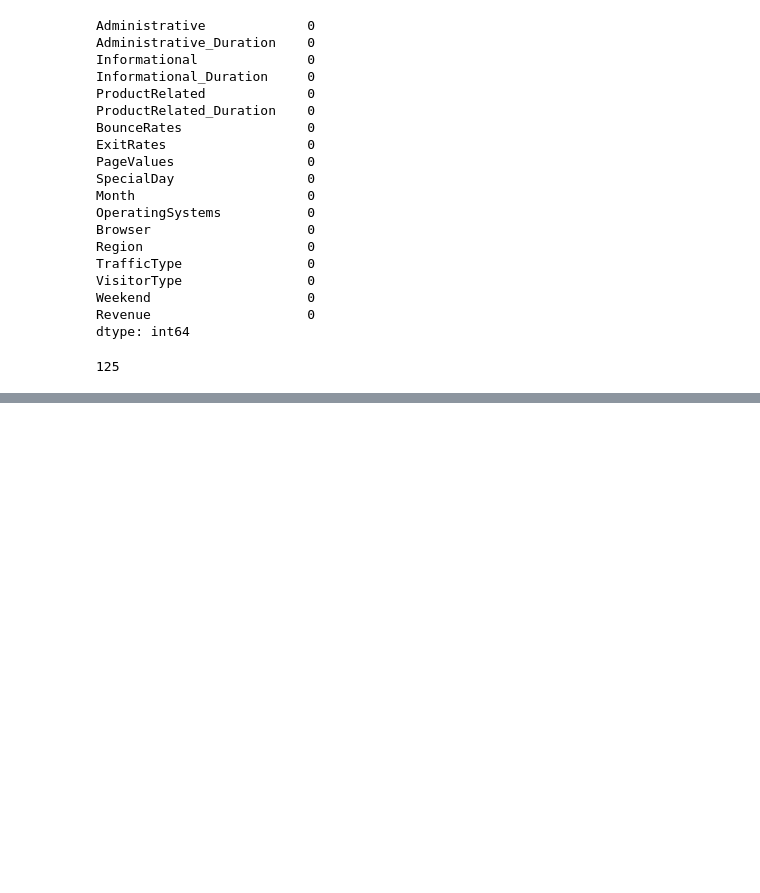
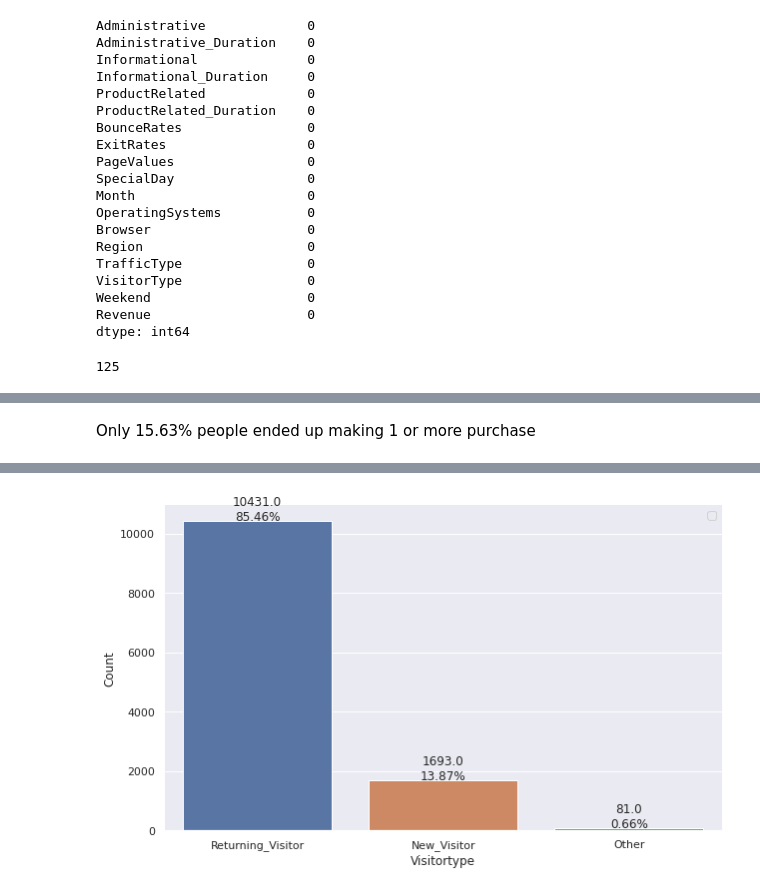
Before and after one commit to Jeremy-Alekai/Ecommerce-Item-Purchase-Prediction, a Jupyter notebook: Ecommerce_Item_Purchase_Prediction.ipynb, the cells around one changed output, grey strips where cells are left out. Saved outputs shown, nothing was run; the diff lists cells and outputs as text; code cells hidden in the pictures; blank space fills up the shorter version.

```diff
--- a/Ecommerce_Item_Purchase_Prediction.ipynb
+++ b/Ecommerce_Item_Purchase_Prediction.ipynb
@@ -55,0 +225,5 @@ df=df.
+# %% [markdown]
+Only 15.63% people ended up making 1 or more purchase
+# %%
+plot_categorical_data(df, 'VisitorType', hue=None)
+# %% [output]
@@ -55,0 +231 @@ df=df.
+[figure, added]
```
Also changed, not shown: parts of 46 cells of this notebook.
